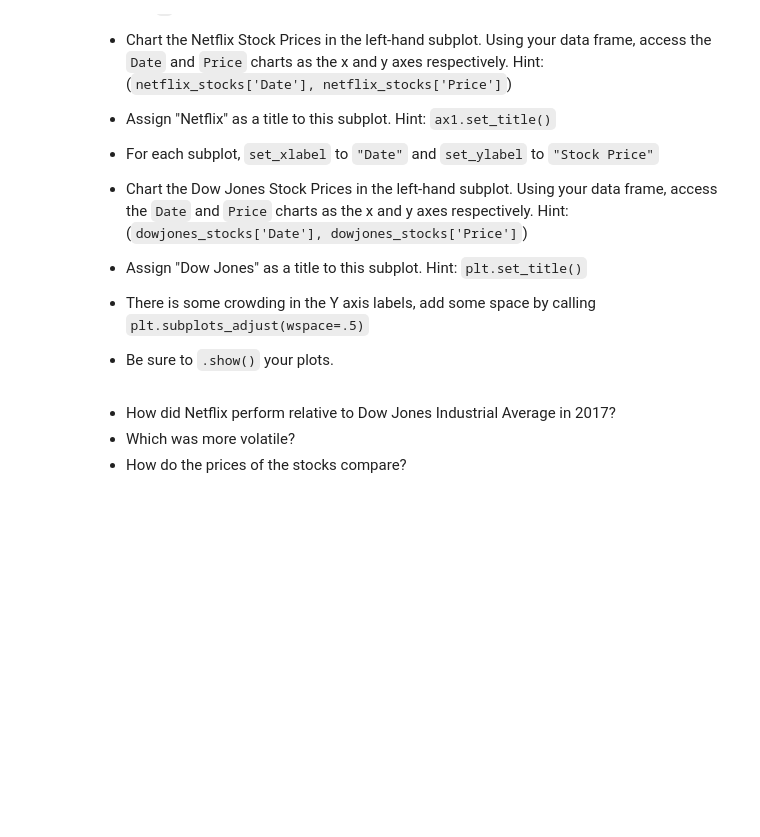
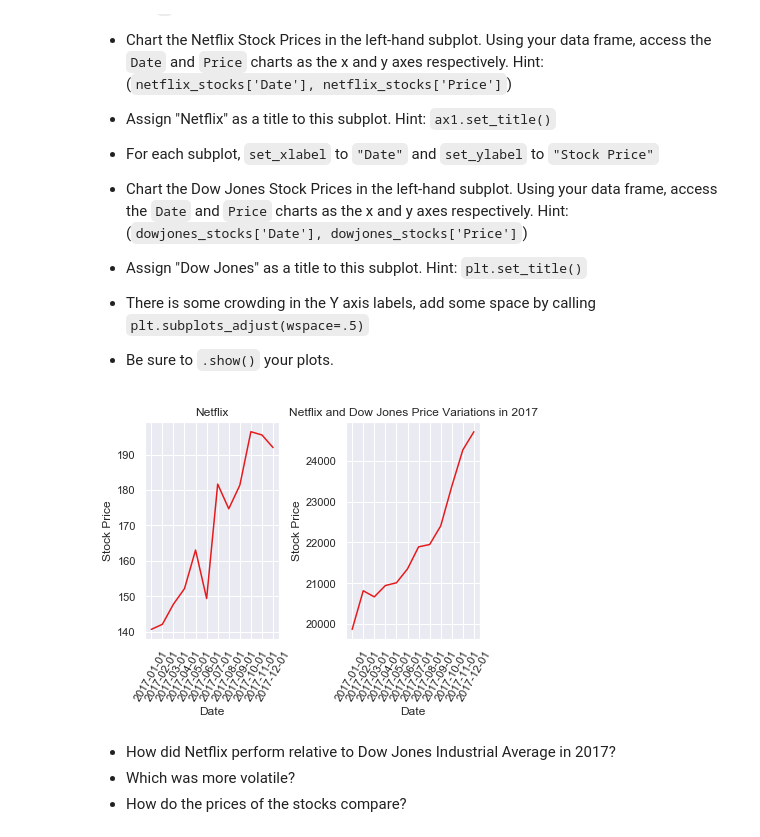
Before and after one commit to michael-s07/Netflix-Stocks-Capstone, a Jupyter notebook: netflix_visualizations.ipynb, the cells around one changed output. Saved outputs shown, nothing was run; the diff lists cells and outputs as text; code cells hidden in the pictures; blank space fills up the shorter version.

```diff
--- a/netflix_visualizations.ipynb
+++ b/netflix_visualizations.ipynb
@@ -333,3 +354,27 @@ Since `Price` which is the most relevant data is in the Y axis, let's map our su
+# %%
+# Left plot Netflix
+# ax1 = plt.subplot(total number rows, total number columns, index of subplot to modify)
+ax1 = plt.subplot(1, 2, 1)
+plt.plot(netflix_stocks.Date, netflix_stocks.Price)
+ax1.set_title('Netflix')
+ax1.set_xlabel('Date')
+ax1.set_ylabel('Stock Price')
+plt.xticks(rotation = 60)
+
+
+# Right plot Dow Jones
+ax2 = plt.subplot(1, 2, 2)
+plt.plot(dowjones_stocks.Date, dowjones_stocks.Price)
+ax2.set_title('Dow Jones')
+ax2.set_xlabel('Date')
+ax2.set_ylabel('Stock Price')
+plt.xticks(rotation = 60)
+plt.title('Netflix and Dow Jones Price Variations in 2017')
+plt.subplots_adjust(wspace = 0.5)
+plt.savefig("Netflix and Dow Jones Price Variations in 2017.png")
+plt.show()
+# %% [output]
+[figure, added]
 # %% [markdown]
 - How did Netflix perform relative to Dow Jones Industrial Average in 2017?
 - Which was more volatile?
```
Also changed, not shown: parts of 3 cells of this notebook.
